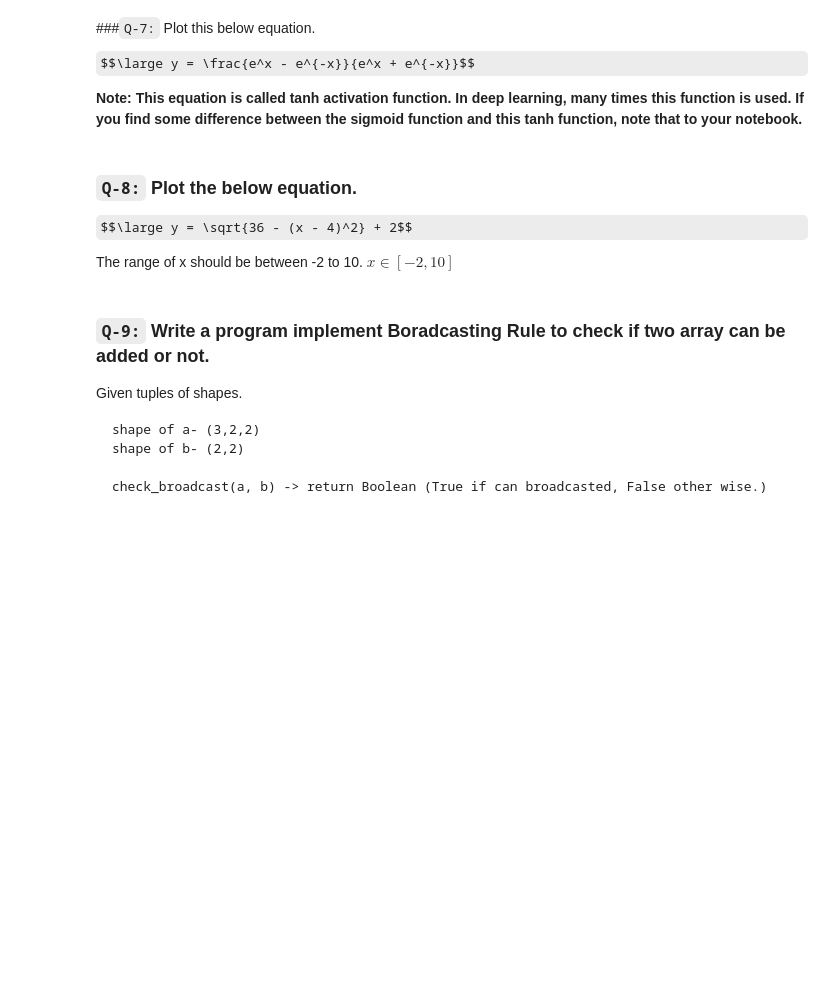
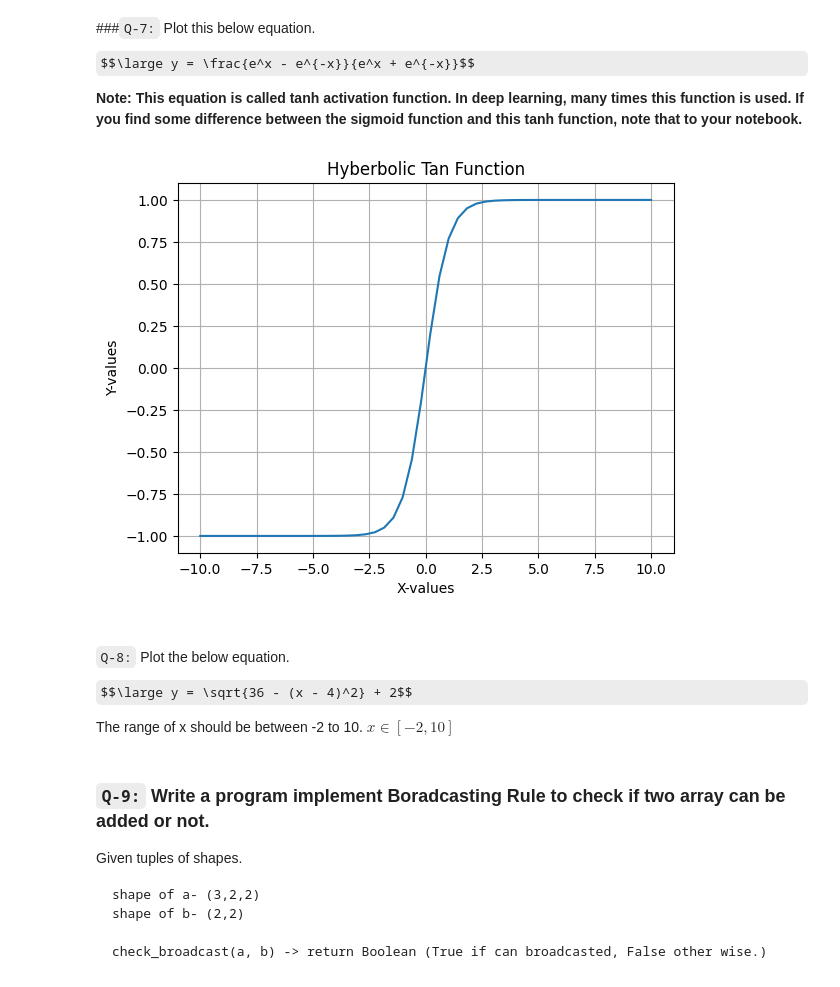
Before and after one commit to tirthasg/learn-numpy, a Jupyter notebook: Practice-2.ipynb, the cells around one changed output. Drawn from its saved outputs; the diff is of its cells as text; code cells hidden in the pictures; some formulas as TeX source; blank space fills up the shorter version.

```diff
--- a/Practice-2.ipynb
+++ b/Practice-2.ipynb
@@ -244,5 +249,33 @@ $$\large y = \frac{e^x - e^{-x}}{e^x + e^{-x}}$$
+# %%
+x = np.linspace(
+    start=-10,
+    stop=10,
+    endpoint=True,
+    num=50,
+    dtype=np.float64,
+    retstep=False
+)
+pos_exp = np.exp(x)
+neg_exp = np.exp(-x)
+y = (pos_exp - neg_exp) / (pos_exp + neg_exp)
+# %%
+plt.plot(x, y)
+
+plt.title('Hyberbolic Tan Function')
+plt.xlabel('X-values')
+plt.ylabel('Y-values')
+
+plt.grid()
+plt.show()
+# %% [output]
+[figure, added]
 # %% [markdown]
-### `Q-8:` Plot the below equation.
+###
+
+
+
+
+`Q-8:` Plot the below equation.
 
 $$\large y = \sqrt{36 - (x - 4)^2} + 2$$
 
```
Also changed, not shown: parts of 3 cells of this notebook.
